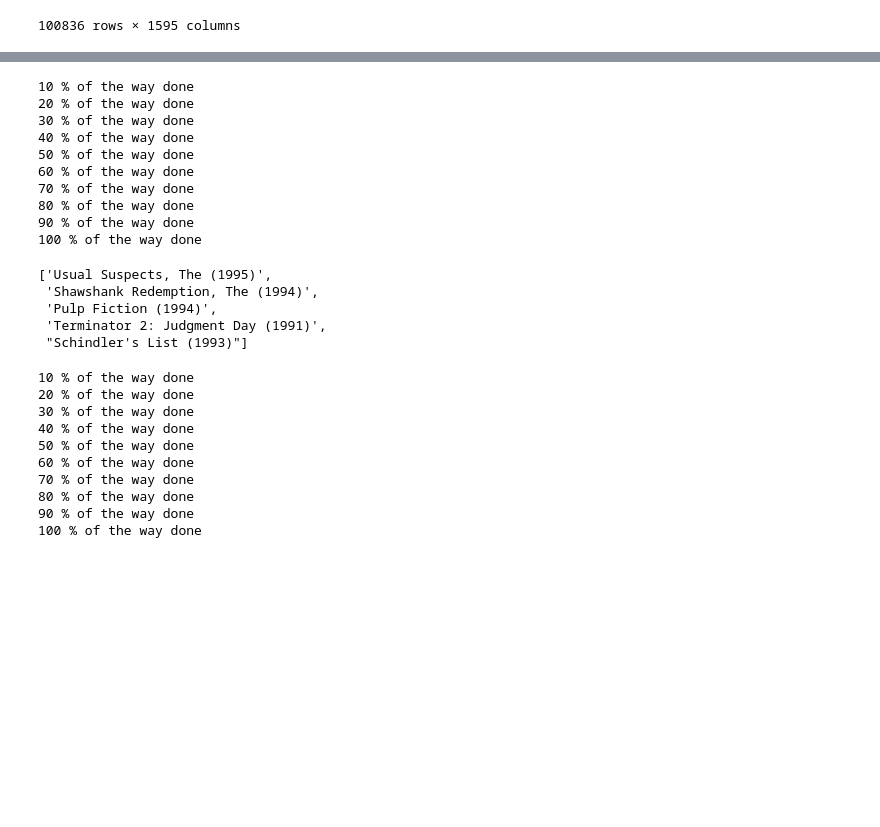
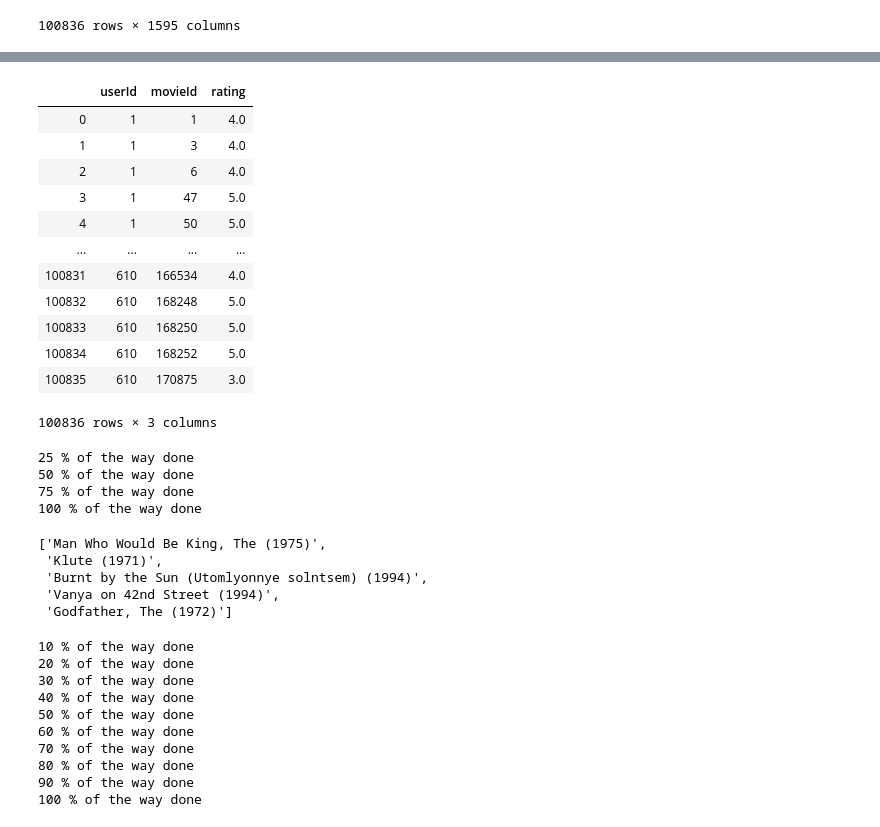
Before and after one commit to sam-thurman/MovieLens-Rec-Sys, a Jupyter notebook: notebooks/jarod01.ipynb, the cells around one changed output, grey strips where cells are left out. Cells and saved outputs as stored; diff of their text form; code cells hidden in the pictures; blank space fills up the shorter version.

```diff
--- a/notebooks/jarod01.ipynb
+++ b/notebooks/jarod01.ipynb
@@ -142,31 +129,0 @@ trimmed
-# %%
-users_set = trimmed['userId'].unique()
-users_set.sort()
-
-movie_set = trimmed['movieId'].unique()
-movie_set.sort()
-
-user_frame = pd.DataFrame(index = users_set, columns = movie_set)
-user_frame = user_frame.fillna(0)
-
-counter = 0
-ten_precent = int(trimmed.shape[0] / 10)
-for row in trimmed.iterrows():
-    counter += 1
-    if counter % ten_precent == 0:
-        print(counter // ten_precent * 10, '% of the way done')
-    row = row[1]
-    _userId = row['userId']
-    _movieId = row['movieId']
-    user_frame.loc[_userId][_movieId] = row['rating']
-# %% [output]
-10 % of the way done
-20 % of the way done
-30 % of the way done
-40 % of the way done
-50 % of the way done
-60 % of the way done
-70 % of the way done
-80 % of the way done
-90 % of the way done
-100 % of the way done
@@ -209,8 +130,32 @@ top_five = top_five[:5]
-# %%
-top_five
-# %% [output]
-['Usual Suspects, The (1995)',
- 'Shawshank Redemption, The (1994)',
- 'Pulp Fiction (1994)',
- 'Terminator 2: Judgment Day (1991)',
- "Schindler's List (1993)"]
+# %%
+trimmed = ratings.drop('timestamp', axis = 1)
+trimmed
+# %% [output]
+|  | userId | movieId | rating |
+| 0 | 1 | 1 | 4.0 |
+| 1 | 1 | 3 | 4.0 |
+| 2 | 1 | 6 | 4.0 |
+| 3 | 1 | 47 | 5.0 |
+| 4 | 1 | 50 | 5.0 |
+| ... | ... | ... | ... |
+| 100831 | 610 | 166534 | 4.0 |
+| 100832 | 610 | 168248 | 5.0 |
+| 100833 | 610 | 168250 | 5.0 |
+| 100834 | 610 | 168252 | 5.0 |
+| 100835 | 610 | 170875 | 3.0 |
+100836 rows × 3 columns
+# %%
+user_frame = rating_vectorizer(ratings)
+# %% [output]
+25 % of the way done
+50 % of the way done
+75 % of the way done
+100 % of the way done
+# %%
+get_top_five(1, user_frame, movies)
+# %% [output]
+['Man Who Would Be King, The (1975)',
+ 'Klute (1971)',
+ 'Burnt by the Sun (Utomlyonnye solntsem) (1994)',
+ 'Vanya on 42nd Street (1994)',
+ 'Godfather, The (1972)']
```
Also changed, not shown: parts of 8 cells of this notebook, 3 other files.
